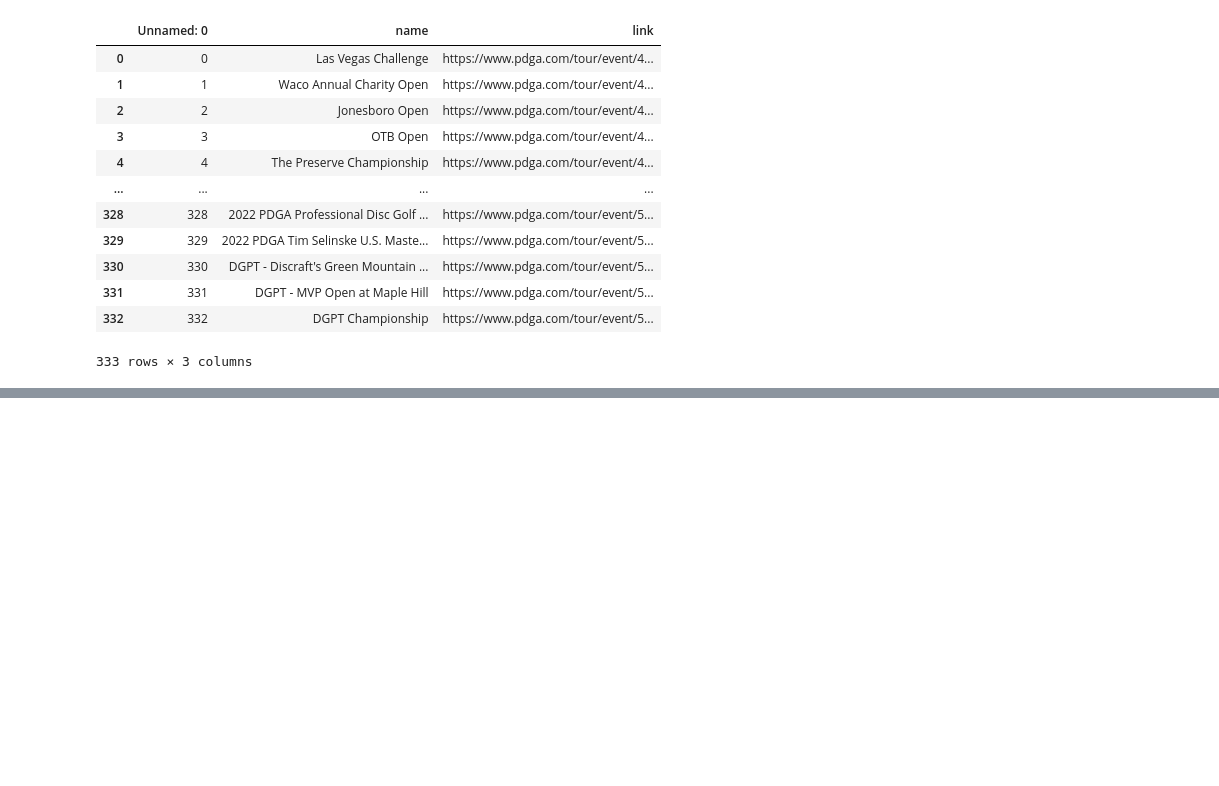
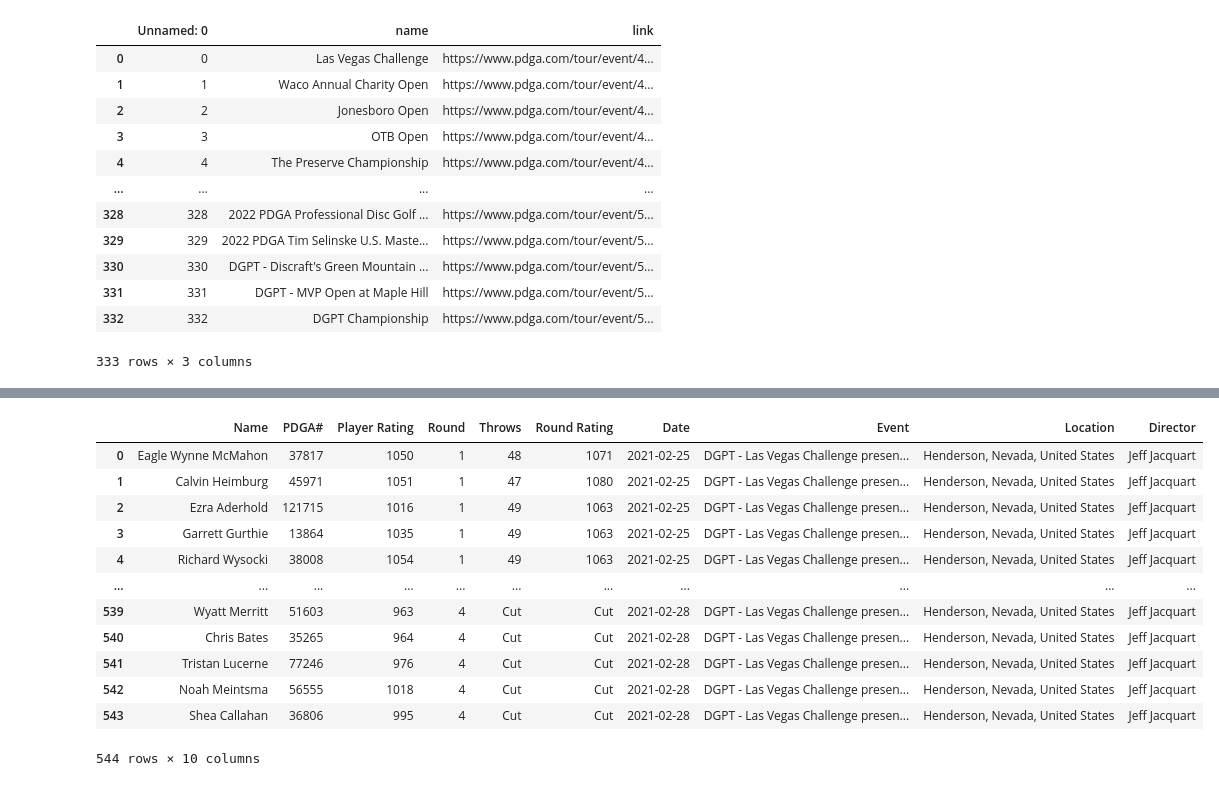
Before and after one commit to nicholastbolick/Disc-Golf-Stats, a Jupyter notebook: events.ipynb, the cells around one changed output, grey strips where cells are left out. Cells and saved outputs as stored; diff of their text form; code cells hidden in the pictures; blank space fills up the shorter version.

```diff
--- a/events.ipynb
+++ b/events.ipynb
@@ -172,0 +163,20 @@ print(events)
+# %%
+# Pass each tournament url into get_event_df() and append the results to an empty DataFrame
+events= pd.DataFrame()
+for url in event_links[:1]:
+    events = events.append(get_event_df(url))
+events
+# %% [output]
+|  | Name | PDGA# | Player Rating | Round | Throws | Round Rating | Date | Event | Location | Director |
+| 0 | Eagle Wynne McMahon | 37817 | 1050 | 1 | 48 | 1071 | 2021-02-25 | DGPT - Las Vegas Challenge presen... | Henderson, Nevada, United States | Jeff Jacquart |
+| 1 | Calvin Heimburg | 45971 | 1051 | 1 | 47 | 1080 | 2021-02-25 | DGPT - Las Vegas Challenge presen... | Henderson, Nevada, United States | Jeff Jacquart |
+| 2 | Ezra Aderhold | 121715 | 1016 | 1 | 49 | 1063 | 2021-02-25 | DGPT - Las Vegas Challenge presen... | Henderson, Nevada, United States | Jeff Jacquart |
+| 3 | Garrett Gurthie | 13864 | 1035 | 1 | 49 | 1063 | 2021-02-25 | DGPT - Las Vegas Challenge presen... | Henderson, Nevada, United States | Jeff Jacquart |
+| 4 | Richard Wysocki | 38008 | 1054 | 1 | 49 | 1063 | 2021-02-25 | DGPT - Las Vegas Challenge presen... | Henderson, Nevada, United States | Jeff Jacquart |
+| ... | ... | ... | ... | ... | ... | ... | ... | ... | ... | ... |
+| 539 | Wyatt Merritt | 51603 | 963 | 4 | Cut | Cut | 2021-02-28 | DGPT - Las Vegas Challenge presen... | Henderson, Nevada, United States | Jeff Jacquart |
+| 540 | Chris Bates | 35265 | 964 | 4 | Cut | Cut | 2021-02-28 | DGPT - Las Vegas Challenge presen... | Henderson, Nevada, United States | Jeff Jacquart |
+| 541 | Tristan Lucerne | 77246 | 976 | 4 | Cut | Cut | 2021-02-28 | DGPT - Las Vegas Challenge presen... | Henderson, Nevada, United States | Jeff Jacquart |
+| 542 | Noah Meintsma | 56555 | 1018 | 4 | Cut | Cut | 2021-02-28 | DGPT - Las Vegas Challenge presen... | Henderson, Nevada, United States | Jeff Jacquart |
+| 543 | Shea Callahan | 36806 | 995 | 4 | Cut | Cut | 2021-02-28 | DGPT - Las Vegas Challenge presen... | Henderson, Nevada, United States | Jeff Jacquart |
+544 rows × 10 columns
```
Also changed, not shown: parts of 9 cells of this notebook.
